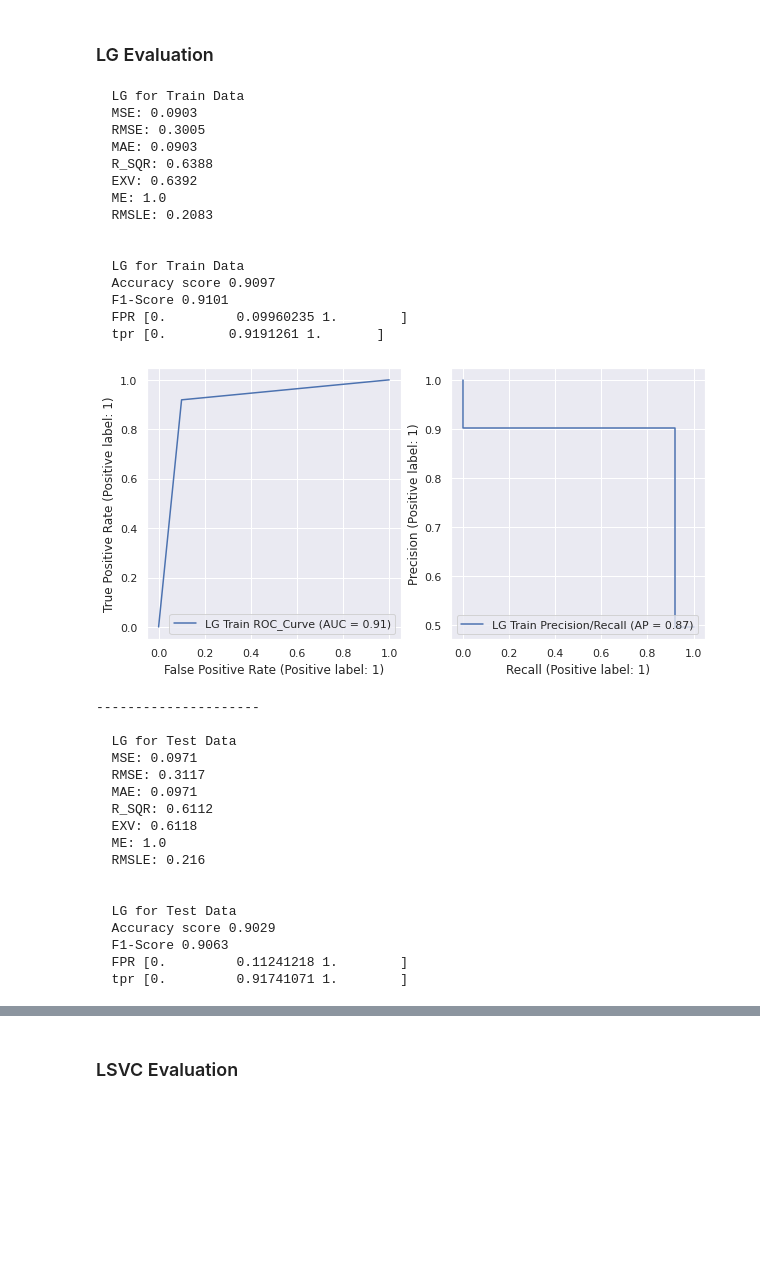
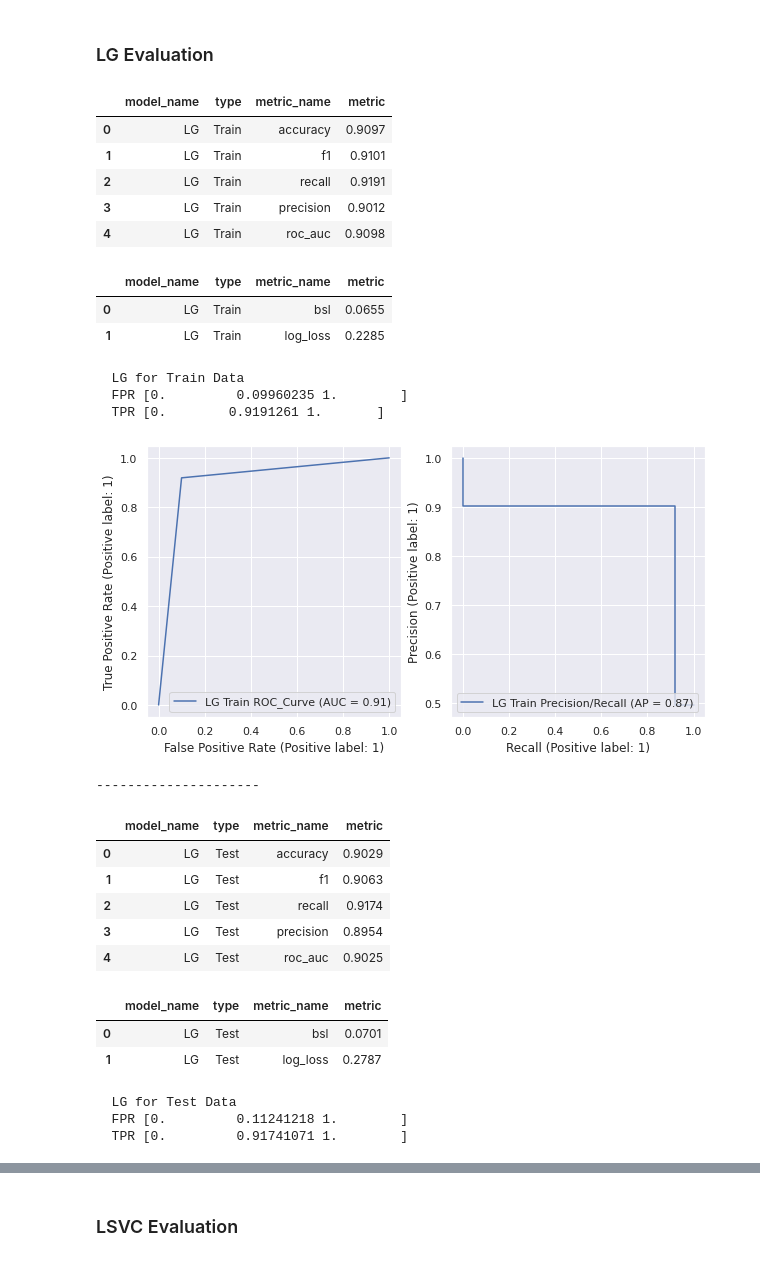
Before and after one commit to oimartin/company_bankruptcy_predictions, a Jupyter notebook: Notebook_bankrupt.ipynb, the cells around one changed output, grey strips where cells are left out. Cells and saved outputs as stored; diff of their text form; code cells hidden in the pictures; blank space fills up the shorter version.

```diff
--- a/Notebook_bankrupt.ipynb
+++ b/Notebook_bankrupt.ipynb
@@ -488,0 +511,7 @@ test_pred_lr = lr_model.predict(X_test)
+# %%
+lr_model, lr_runtime = run_model(LogisticRegression(max_iter=400), 'logistic_regression')
+train_pred_lr = prediction(lr_model, X_train)
+train_prob_lr = probability(lr_model, X_train)
+
+test_pred_lr = prediction(lr_model, X_test)
+test_prob_lr = probability(lr_model, X_test)
@@ -489,45 +520,40 @@ test_pred_lr = lr_model.predict(X_test)
 # %% [markdown]
 ### LG Evaluation
 # %%
-evaluating_model(y_train, train_pred_lr,'LG', 'Train')
+lg_train = evaluating_model(y_train, train_pred_lr, 'LG', 'Train')
+lg_train_prob = prob_eval(y_train, train_prob_lr, 'LG', 'Train')
 eval_classification(train_pred_lr, y_train, X_train, 'LG', 'Train')
 
 print("---------------------")
-evaluating_model(y_test, test_pred_lr,'LG', 'Test')
+lg_test = evaluating_model(y_test, test_pred_lr, 'LG', 'Test')
+lg_test_prob = prob_eval(y_test, test_prob_lr, 'LG', 'Test')
 eval_classification(test_pred_lr, y_test, X_test, 'LG', 'Test')
 # %% [output]
+|  | model_name | type | metric_name | metric |
+| 0 | LG | Train | accuracy | 0.9097 |
+| 1 | LG | Train | f1 | 0.9101 |
+| 2 | LG | Train | recall | 0.9191 |
+| 3 | LG | Train | precision | 0.9012 |
+| 4 | LG | Train | roc_auc | 0.9098 |
+|  | model_name | type | metric_name | metric |
+| 0 | LG | Train | bsl | 0.0655 |
+| 1 | LG | Train | log_loss | 0.2285 |
   LG for Train Data
-  MSE: 0.0903
-  RMSE: 0.3005
-  MAE: 0.0903
-  R_SQR: 0.6388
-  EXV: 0.6392
-  ME: 1.0
-  RMSLE: 0.2083
-
-
-  LG for Train Data
-  Accuracy score 0.9097
-  F1-Score 0.9101
   FPR [0.         0.09960235 1.        ]
-  tpr [0.        0.9191261 1.       ]
+  TPR [0.        0.9191261 1.       ]
 [figure]
 ---------------------
-
-  LG for Test Data
-  MSE: 0.0971
-  RMSE: 0.3117
-  MAE: 0.0971
-  R_SQR: 0.6112
-  EXV: 0.6118
-  ME: 1.0
-  RMSLE: 0.216
-
-
-  LG for Test Data
-  Accuracy score 0.9029
-  F1-Score 0.9063
-  FPR [0.         0.11241218 1.        ]
-  tpr [0.         0.91741071 1.        ]
+|  | model_name | type | metric_name | metric |
+| 0 | LG | Test | accuracy | 0.9029 |
+| 1 | LG | Test | f1 | 0.9063 |
+| 2 | LG | Test | recall | 0.9174 |
+| 3 | LG | Test | precision | 0.8954 |
+| 4 | LG | Test | roc_auc | 0.9025 |
+|  | model_name | type | metric_name | metric |
+| 0 | LG | Test | bsl | 0.0701 |
+| 1 | LG | Test | log_loss | 0.2787 |
+  LG for Test Data
+  FPR [0.         0.11241218 1.        ]
+  TPR [0.         0.91741071 1.        ]
 [figure]
 # %% [markdown]
```
Also changed, not shown: parts of 48 cells of this notebook.
